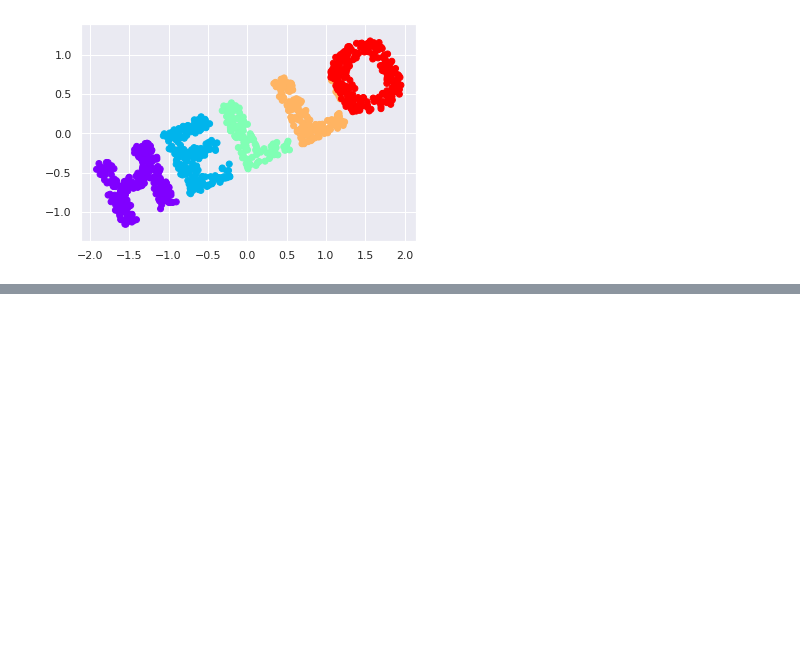
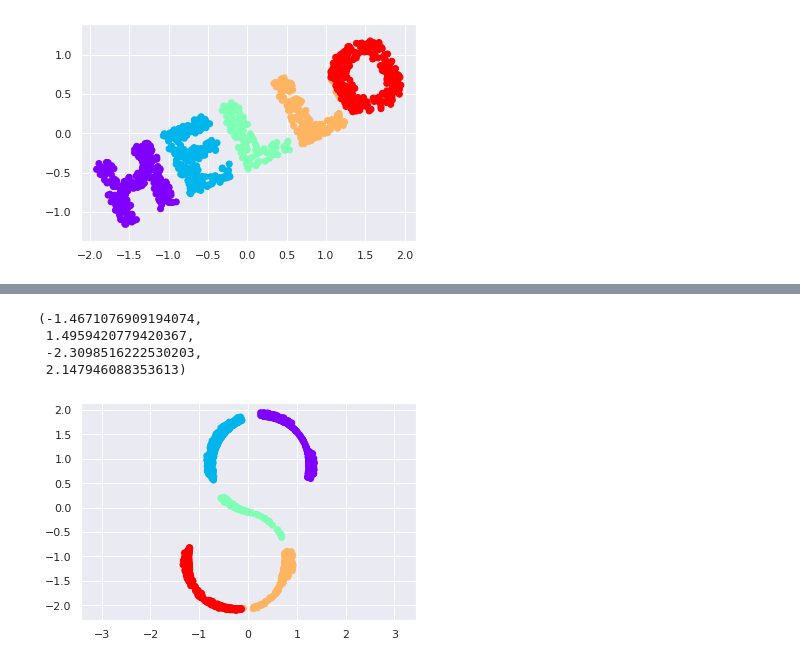
Before and after one commit to adaniky/my_own_reminders, a Jupyter notebook: Python/SkLearn/Manifold Learning.ipynb, the cells around one changed output, grey strips where cells are left out. Saved outputs shown, nothing was run; the diff lists cells and outputs as text; code cells hidden in the pictures; blank space fills up the shorter version.

```diff
--- a/Python/SkLearn/Manifold Learning.ipynb
+++ b/Python/SkLearn/Manifold Learning.ipynb
@@ -84,0 +151,12 @@ plt.axis('equal')
+# %%
+from sklearn.manifold import MDS
+model = MDS(n_components=2, random_state=2)
+outS = model.fit_transform(XS)
+plt.scatter(outS[:, 0], outS[:, 1], **colorize)
+plt.axis('equal')
+# %% [output]
+(-1.4671076909194074,
+ 1.4959420779420367,
+ -2.3098516222530203,
+ 2.147946088353613)
+[figure, added]
```
Also changed, not shown: parts of 19 cells of this notebook.
